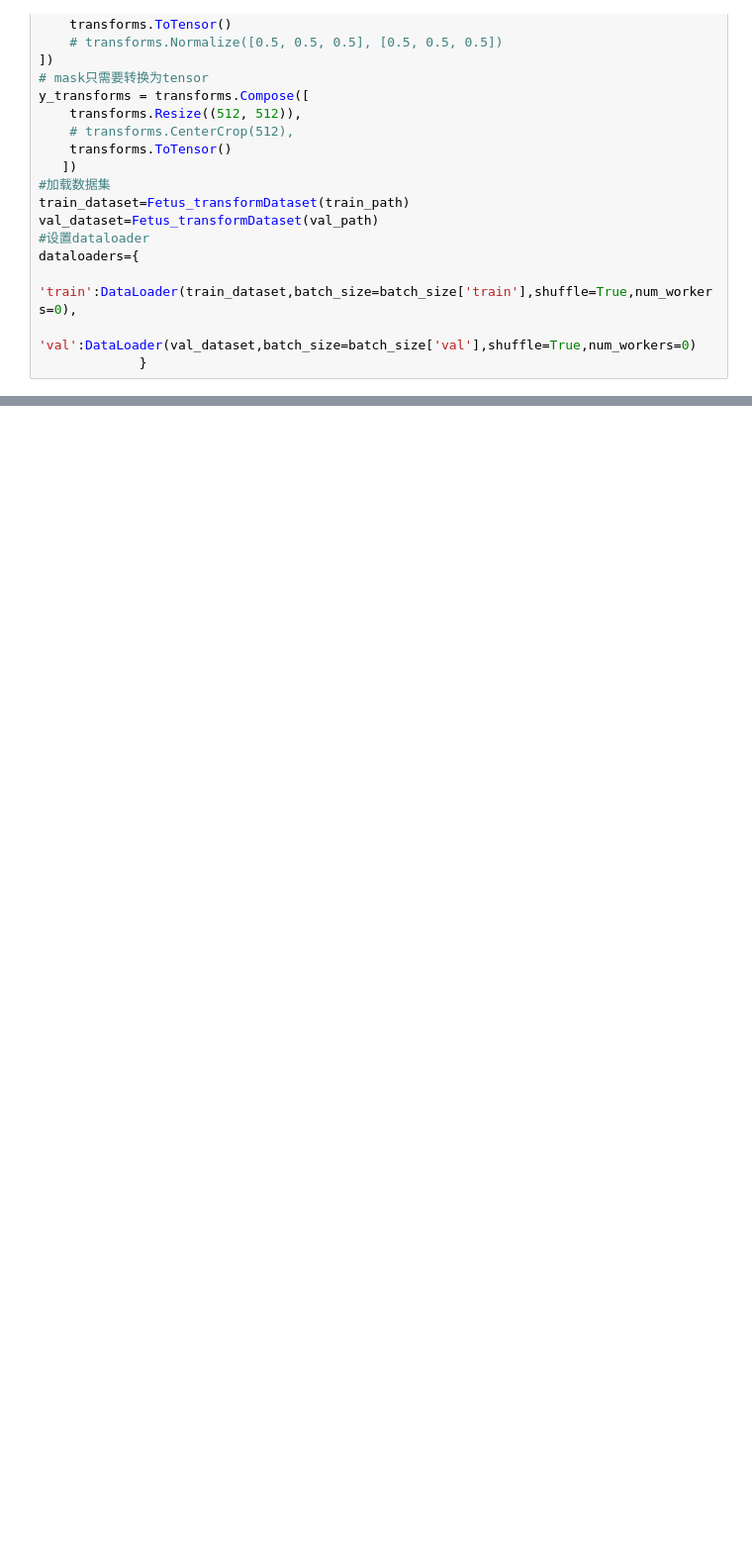
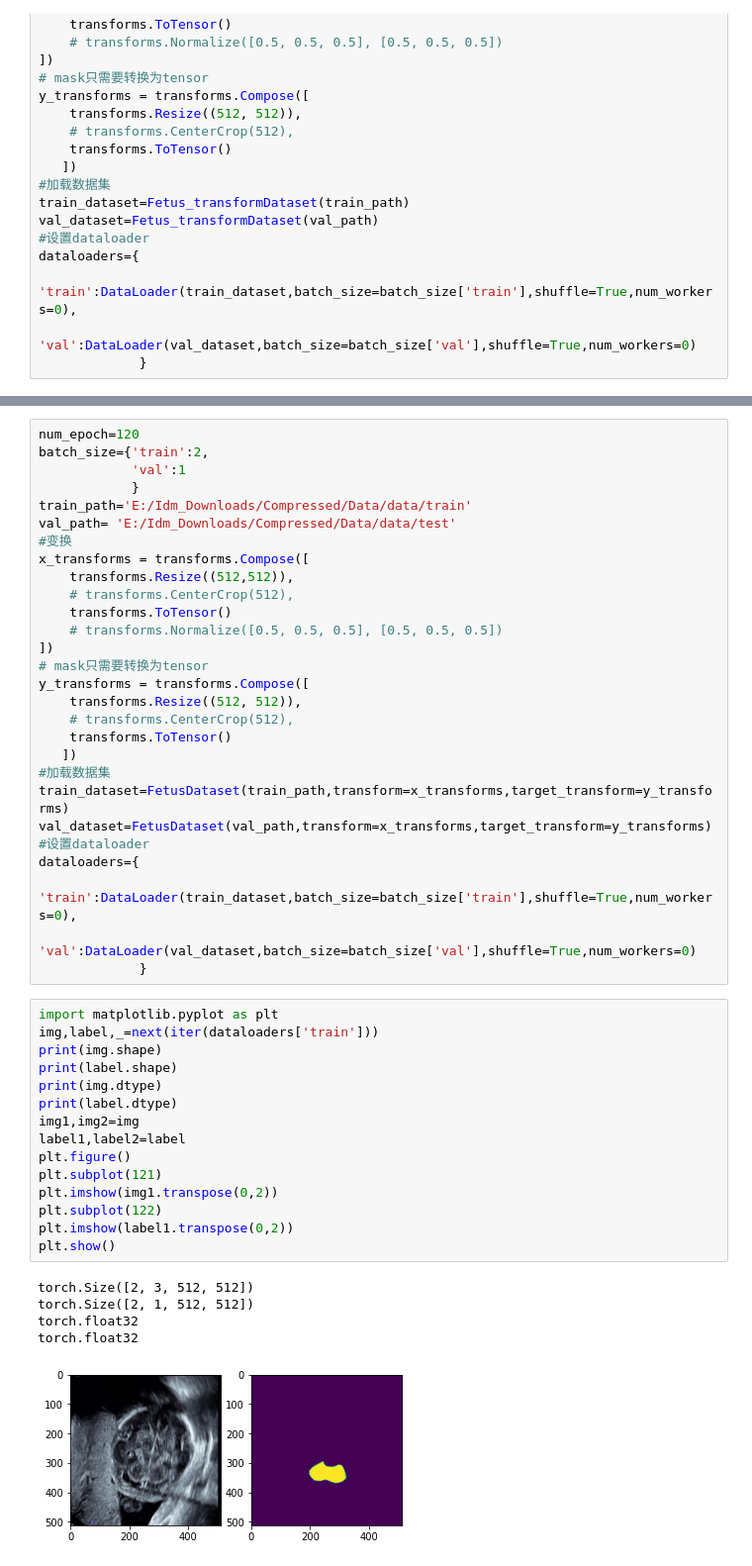
Before and after one commit to z872845991/Ultrasound, a Jupyter notebook: main.ipynb, the cells around one changed output, grey strips where cells are left out. Shown: that part at 99% size. Cells and saved outputs as stored; diff of their text form; blank space fills up the shorter version.

```diff
--- a/main.ipynb
+++ b/main.ipynb
@@ -41,0 +56,49 @@ ValueError: cannot reshape array of size 786432 into shape (1,512,512)
+# %%
+num_epoch=120
+batch_size={'train':2,
+            'val':1
+            }
+train_path='E:/Idm_Downloads/Compressed/Data/data/train'
+val_path= 'E:/Idm_Downloads/Compressed/Data/data/test'
+#变换
+x_transforms = transforms.Compose([
+    transforms.Resize((512,512)),
+    # transforms.CenterCrop(512),
+    transforms.ToTensor()
+    # transforms.Normalize([0.5, 0.5, 0.5], [0.5, 0.5, 0.5])
+])
+# mask只需要转换为tensor
+y_transforms = transforms.Compose([
+    transforms.Resize((512, 512)),
+    # transforms.CenterCrop(512),
+    transforms.ToTensor()
+   ])
+#加载数据集
+train_dataset=FetusDataset(train_path,transform=x_transforms,target_transform=y_transforms)
+val_dataset=FetusDataset(val_path,transform=x_transforms,target_transform=y_transforms)
+#设置dataloader
+dataloaders={
+    'train':DataLoader(train_dataset,batch_size=batch_size['train'],shuffle=True,num_workers=0),
+    'val':DataLoader(val_dataset,batch_size=batch_size['val'],shuffle=True,num_workers=0)
+             }
+# %%
+import matplotlib.pyplot as plt
+img,label,_=next(iter(dataloaders['train']))
+print(img.shape)
+print(label.shape)
+print(img.dtype)
+print(label.dtype)
+img1,img2=img
+label1,label2=label
+plt.figure()
+plt.subplot(121)
+plt.imshow(img1.transpose(0,2))
+plt.subplot(122)
+plt.imshow(label1.transpose(0,2))
+plt.show()
+# %% [output]
+torch.Size([2, 3, 512, 512])
+torch.Size([2, 1, 512, 512])
+torch.float32
+torch.float32
+[figure, added]
```
Also changed, not shown: parts of 3 cells of this notebook, 4 other files.
